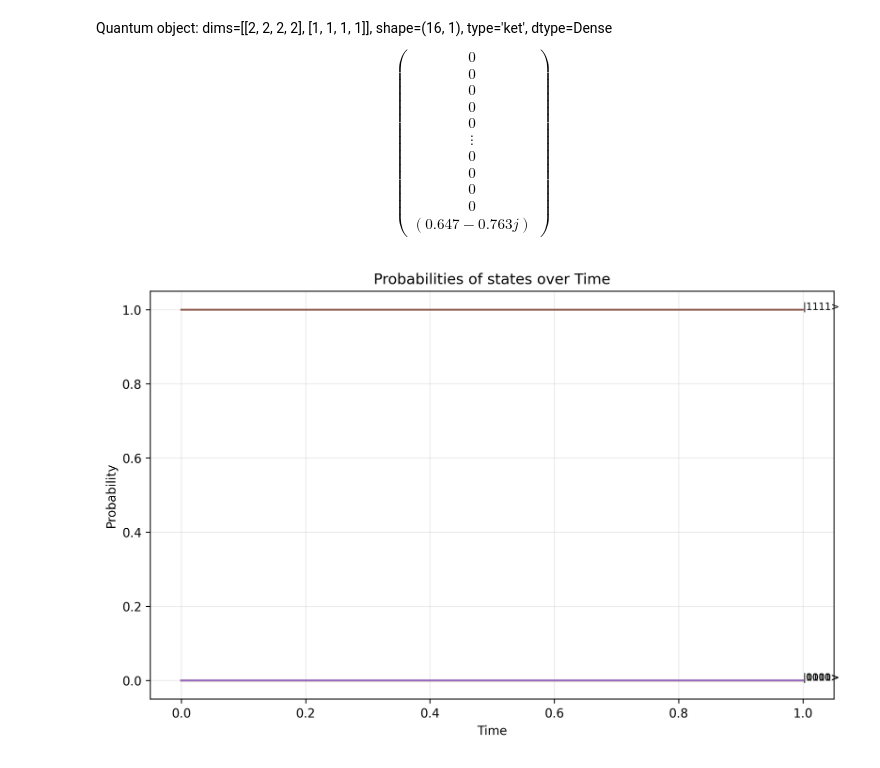
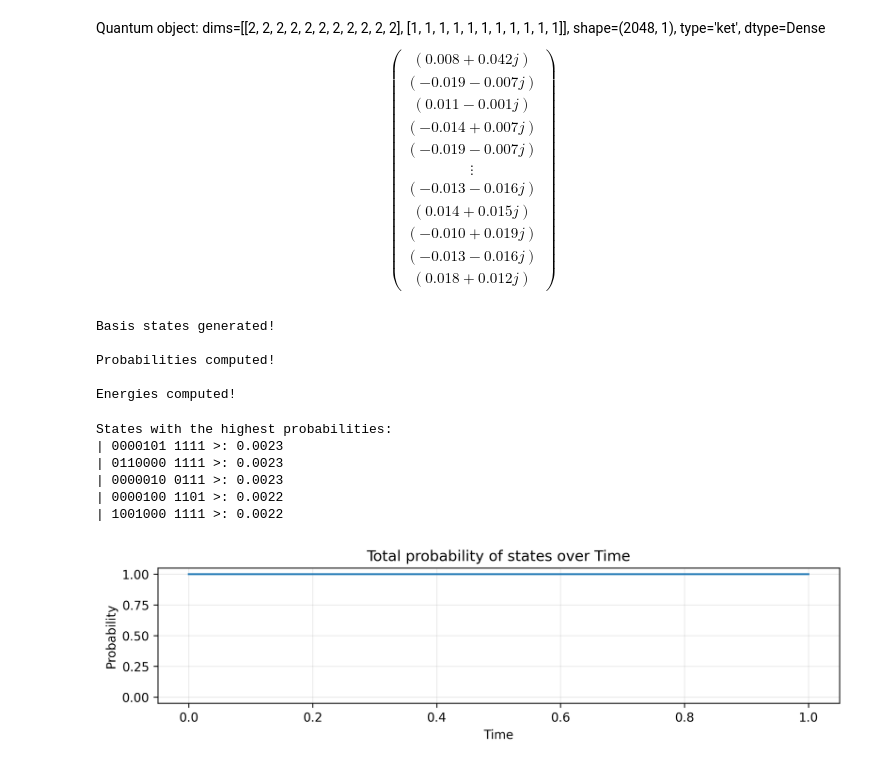
Before and after one commit to raw-asparagus/SP3172, a Jupyter notebook: Quantum Annealing/coffey.ipynb, the cells around one changed output. Drawn from its saved outputs; the diff is of its cells as text; code cells hidden in the pictures.

Commit message:
Complete basic 2 item simulation
- master.ipynb for 2 item simulation
- coffey.ipynb for 7 item simulation

```diff
--- a/Quantum Annealing/coffey.ipynb
+++ b/Quantum Annealing/coffey.ipynb
@@ -86,5 +104,5 @@ Quantum object: dims=[[2, 2, 2, 2], [2, 2, 2, 2]], shape=(16, 16), type='oper',
 # %%
-H_P = H_A + H_B
+H_P = alpha * H_A + H_B
 
 H_P
 # %% [output]
@@ -120,13 +132,13 @@ times = np.linspace(0, 1, 10000)
 def H(s):
     return (1 - s) * H_0 + s * H_P
 # %%
-result = mesolve(H, psi0, times, [], [])
+result = mesolve(H, psi0, times, e_ops=[])
 
 psi_final = result.states[-1]
 
 psi_final
 # %% [output]
-Quantum object: dims=[[2, 2, 2, 2], [1, 1, 1, 1]], shape=(16, 1), type='ket', dtype=Dense$$\left(\begin{array}{cc}0\\0\\0\\0\\0\\\vdots\\0\\0\\0\\0\\(0.647-0.763j)\end{array}\right)$$
+Quantum object: dims=[[2, 2, 2, 2, 2, 2, 2, 2, 2, 2, 2], [1, 1, 1, 1, 1, 1, 1, 1, 1, 1, 1]], shape=(2048, 1), type='ket', dtype=Dense$$\left(\begin{array}{cc}(0.008+0.042j)\\(-0.019-0.007j)\\(0.011-0.001j)\\(-0.014+0.007j)\\(-0.019-0.007j)\\\vdots\\(-0.013-0.016j)\\(0.014+0.015j)\\(-0.010+0.019j)\\(-0.013-0.016j)\\(0.018+0.012j)\end{array}\right)$$
 # %%
 def generate_basis_states(n):
     """Generates a list of all basis states for 'num_qubits' qubits."""
@@ -137,3 +149,27 @@ def generate_basis_states(n):
 
 
 basis_states = generate_basis_states(total_qubits)
+
+print("Basis states generated!\n")
+
+probabilities = []
+energies = []
+
+for psi in result.states:
+    probs = [np.abs(basis_state.dag() * psi) ** 2 for basis_state in basis_states]
+    probabilities.append(probs)
+
+print("Probabilities computed!\n")
+
+for time in times:
+    H_t = H(time)
+    e = [expect(H_t, basis_state) for basis_state in basis_states]
+    energies.append(e)
+
+print("Energies computed!\n")
+# %% [output]
+Basis states generated!
+
+Probabilities computed!
+
+Energies computed!
@@ -146,24 +176,36 @@ for psi in result.states:
+# %%
+final_probabilities = [
+    (format(idx, f"0{total_qubits}b"), prob)
+    for idx, prob in enumerate(probabilities[-1])
+]
+# print("Final probabilities of each state:")
+# for state_label, prob in final_probabilities:
+#     print(f"| {state_label[0:num_items]} {state_label[num_items:]} >: {prob:.4f}")
+# %%
+sorted_probabilities = sorted(final_probabilities, key=lambda x: x[1], reverse=True)
+print("States with the highest probabilities:")
+for state_label, prob in sorted_probabilities[:5]:
+    print(f"| {state_label[0:num_items]} {state_label[num_items:]} >: {prob:.4f}")
+# %% [output]
+States with the highest probabilities:
+| 0000101 1111 >: 0.0023
+| 0110000 1111 >: 0.0023
+| 0000010 0111 >: 0.0023
+| 0000100 1101 >: 0.0022
+| 1001000 1111 >: 0.0022
 # %%
-plt.figure(figsize=(10, 6), dpi=300)
-for idx in range(num_states):
-    plt.plot(
-        times,
-        [prob[idx] for prob in probabilities],
-        label=f'|{format(idx, "0" + str(total_qubits) + "b")}>',
-    )
-    plt.text(
-        times[-1],
-        probabilities[-1][idx],
-        f'|{format(idx, "0" + str(total_qubits) + "b")}>',
-        fontsize=8,
-    )
+plt.figure(figsize=(10, 2), dpi=300)
+plt.plot(
+    times,
+    [sum(prob) for prob in probabilities],
+)
 
 plt.xlabel("Time")
 plt.ylabel("Probability")
 plt.ylim(-0.05, 1.05)
-plt.title("Probabilities of states over Time")
+plt.title("Total probability of states over Time")
 plt.grid(True, alpha=0.25)
 plt.show()
 # %% [output]
-[figure, old version]
+[figure, new version]
 # %%
```
Also changed, not shown: parts of 20 cells of this notebook, 2 other files.
